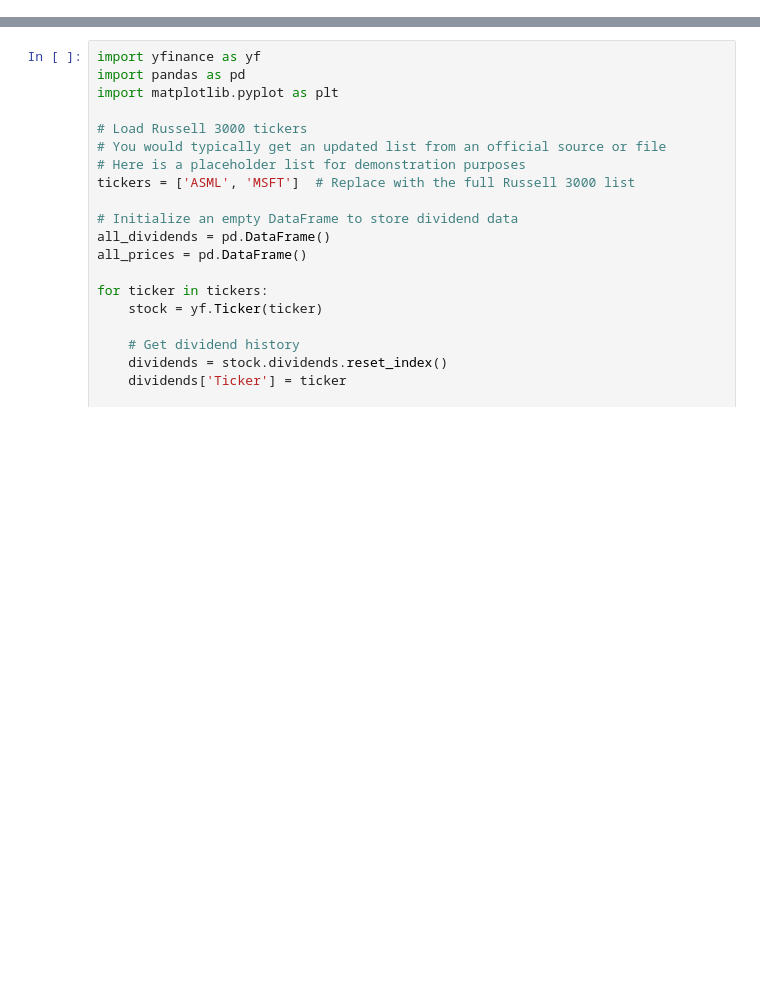
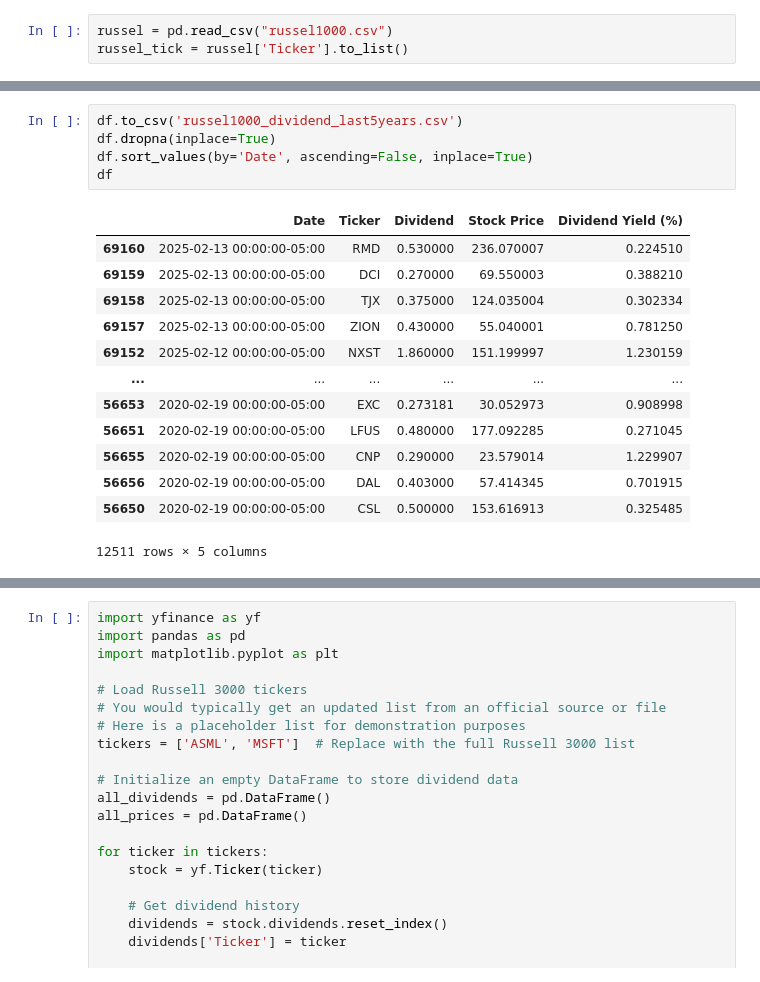
Before and after one commit to sarashs/Wallstreet-Bets, a Jupyter notebook: Notebooks/dividend_stock_finder.ipynb, the cells around one changed output, grey strips where cells are left out. Saved outputs shown, nothing was run; the diff lists cells and outputs as text; blank space fills up the shorter version.

```diff
--- a/Notebooks/dividend_stock_finder.ipynb
+++ b/Notebooks/dividend_stock_finder.ipynb
@@ -8,2 +18,5 @@ stocks.head()
+# %%
+russel = pd.read_csv("russel1000.csv")
+russel_tick = russel['Ticker'].to_list()
 # %%
 # getting the dividend data for the above stocks
@@ -68,0 +193,19 @@ df.head()
+# %%
+df.to_csv('russel1000_dividend_last5years.csv')
+df.dropna(inplace=True)
+df.sort_values(by='Date', ascending=False, inplace=True)
+df
+# %% [output]
+|  | Date | Ticker | Dividend | Stock Price | Dividend Yield (%) |
+| 69160 | 2025-02-13 00:00:00-05:00 | RMD | 0.530000 | 236.070007 | 0.224510 |
+| 69159 | 2025-02-13 00:00:00-05:00 | DCI | 0.270000 | 69.550003 | 0.388210 |
+| 69158 | 2025-02-13 00:00:00-05:00 | TJX | 0.375000 | 124.035004 | 0.302334 |
+| 69157 | 2025-02-13 00:00:00-05:00 | ZION | 0.430000 | 55.040001 | 0.781250 |
+| 69152 | 2025-02-12 00:00:00-05:00 | NXST | 1.860000 | 151.199997 | 1.230159 |
+| ... | ... | ... | ... | ... | ... |
+| 56653 | 2020-02-19 00:00:00-05:00 | EXC | 0.273181 | 30.052973 | 0.908998 |
+| 56651 | 2020-02-19 00:00:00-05:00 | LFUS | 0.480000 | 177.092285 | 0.271045 |
+| 56655 | 2020-02-19 00:00:00-05:00 | CNP | 0.290000 | 23.579014 | 1.229907 |
+| 56656 | 2020-02-19 00:00:00-05:00 | DAL | 0.403000 | 57.414345 | 0.701915 |
+| 56650 | 2020-02-19 00:00:00-05:00 | CSL | 0.500000 | 153.616913 | 0.325485 |
+12511 rows × 5 columns
```
Also changed, not shown: parts of 9 cells of this notebook, 1 other file.
